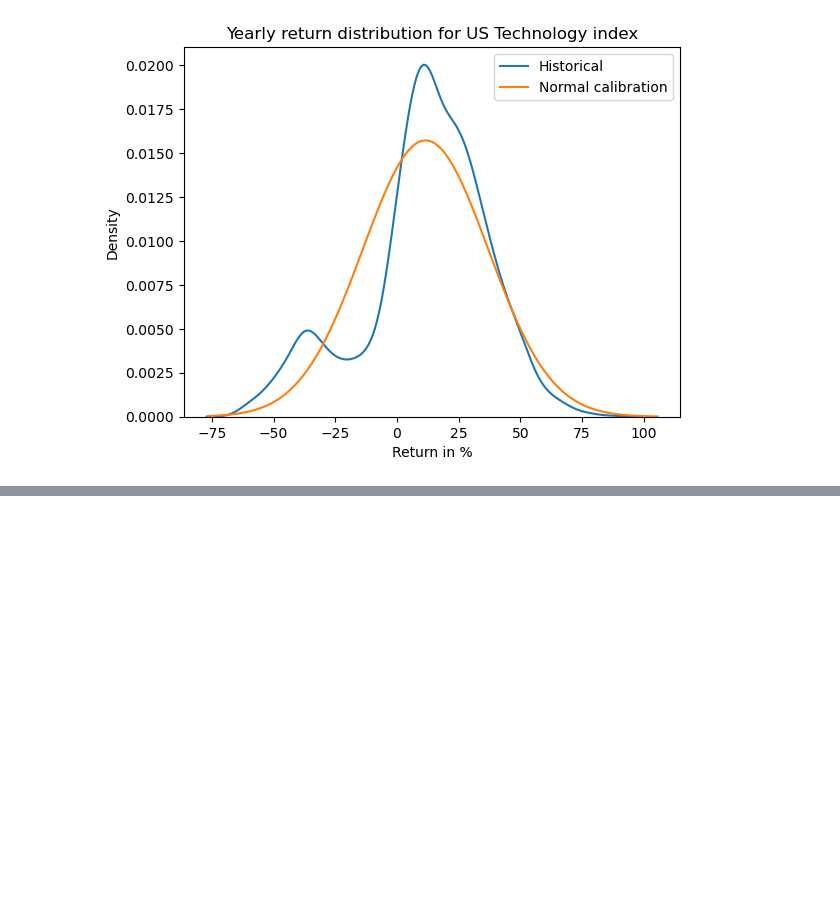
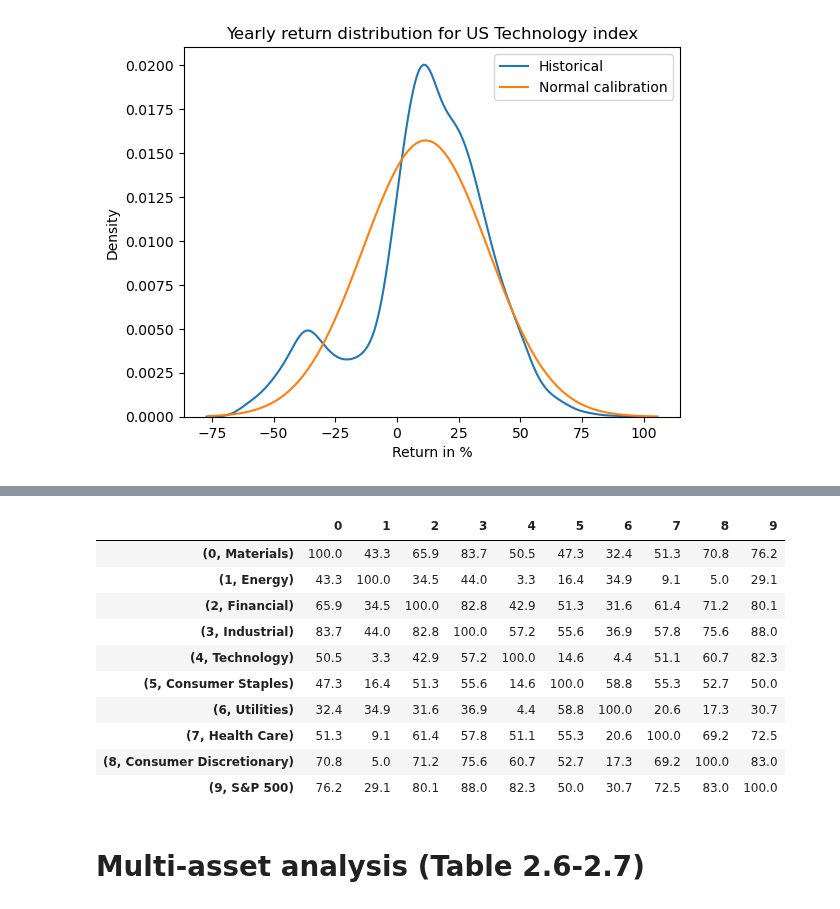
Before and after one commit to fortitudo-tech/pcrm-book, a Jupyter notebook: code/chapter2/chapter2_4.ipynb, the cells around one changed output, grey strips where cells are left out. Saved outputs shown, nothing was run; the diff lists cells and outputs as text; code cells hidden in the pictures; blank space fills up the shorter version.

```diff
--- a/code/chapter2/chapter2_4.ipynb
+++ b/code/chapter2/chapter2_4.ipynb
@@ -70,0 +90,16 @@ plt.show()
+# %%
+np.round(100 * ft.correlation_matrix(equity_returns.iloc[~tail_indices, :]), 1)
+# %% [output]
+|  | 0 | 1 | 2 | 3 | 4 | 5 | 6 | 7 | 8 | 9 |
+| (0, Materials) | 100.0 | 43.3 | 65.9 | 83.7 | 50.5 | 47.3 | 32.4 | 51.3 | 70.8 | 76.2 |
+| (1, Energy) | 43.3 | 100.0 | 34.5 | 44.0 | 3.3 | 16.4 | 34.9 | 9.1 | 5.0 | 29.1 |
+| (2, Financial) | 65.9 | 34.5 | 100.0 | 82.8 | 42.9 | 51.3 | 31.6 | 61.4 | 71.2 | 80.1 |
+| (3, Industrial) | 83.7 | 44.0 | 82.8 | 100.0 | 57.2 | 55.6 | 36.9 | 57.8 | 75.6 | 88.0 |
+| (4, Technology) | 50.5 | 3.3 | 42.9 | 57.2 | 100.0 | 14.6 | 4.4 | 51.1 | 60.7 | 82.3 |
+| (5, Consumer Staples) | 47.3 | 16.4 | 51.3 | 55.6 | 14.6 | 100.0 | 58.8 | 55.3 | 52.7 | 50.0 |
+| (6, Utilities) | 32.4 | 34.9 | 31.6 | 36.9 | 4.4 | 58.8 | 100.0 | 20.6 | 17.3 | 30.7 |
+| (7, Health Care) | 51.3 | 9.1 | 61.4 | 57.8 | 51.1 | 55.3 | 20.6 | 100.0 | 69.2 | 72.5 |
+| (8, Consumer Discretionary) | 70.8 | 5.0 | 71.2 | 75.6 | 60.7 | 52.7 | 17.3 | 69.2 | 100.0 | 83.0 |
+| (9, S&P 500) | 76.2 | 29.1 | 80.1 | 88.0 | 82.3 | 50.0 | 30.7 | 72.5 | 83.0 | 100.0 |
+# %% [markdown]
+# Multi-asset analysis (Table 2.6-2.7)
```
Also changed, not shown: parts of 10 cells of this notebook.
